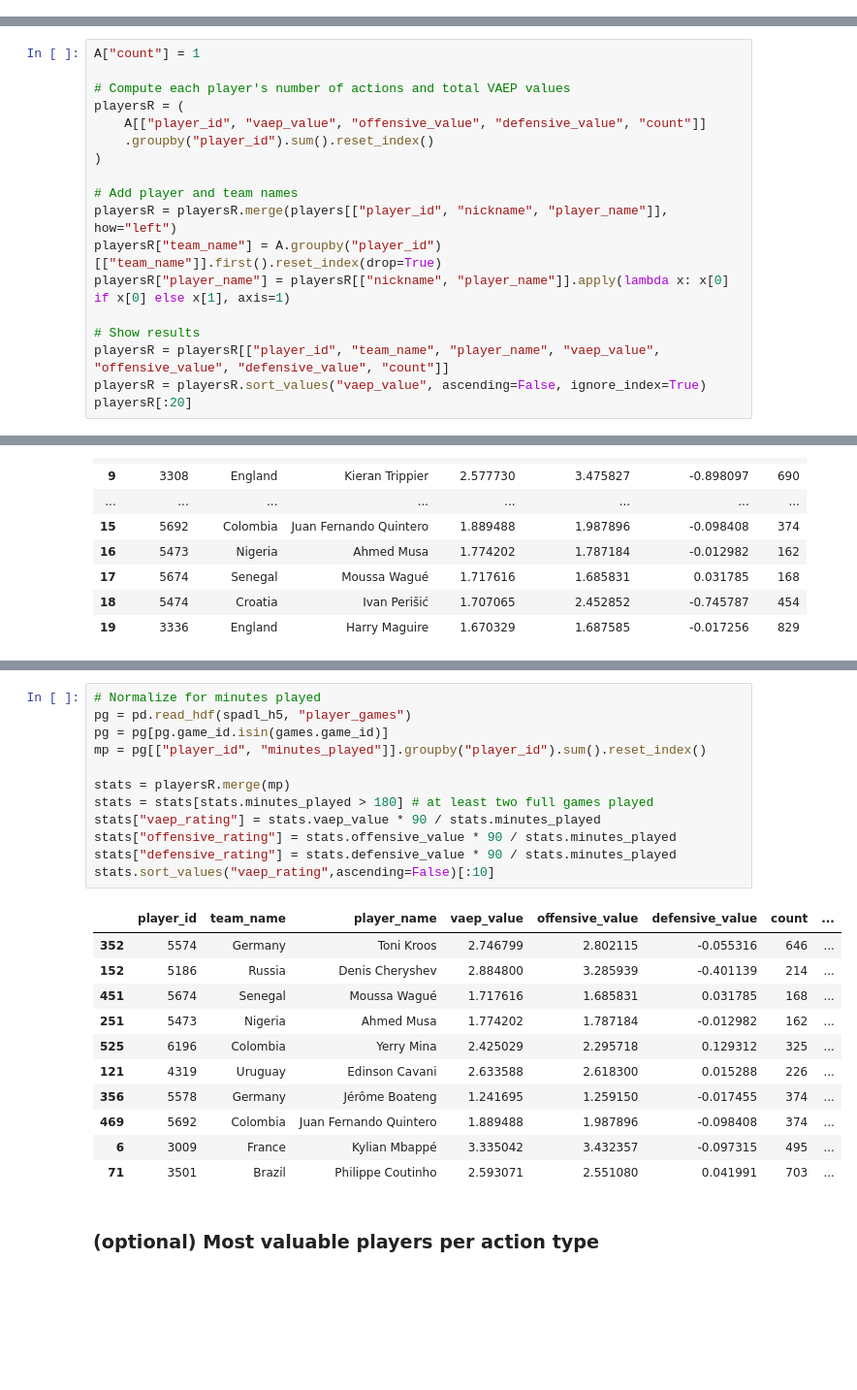
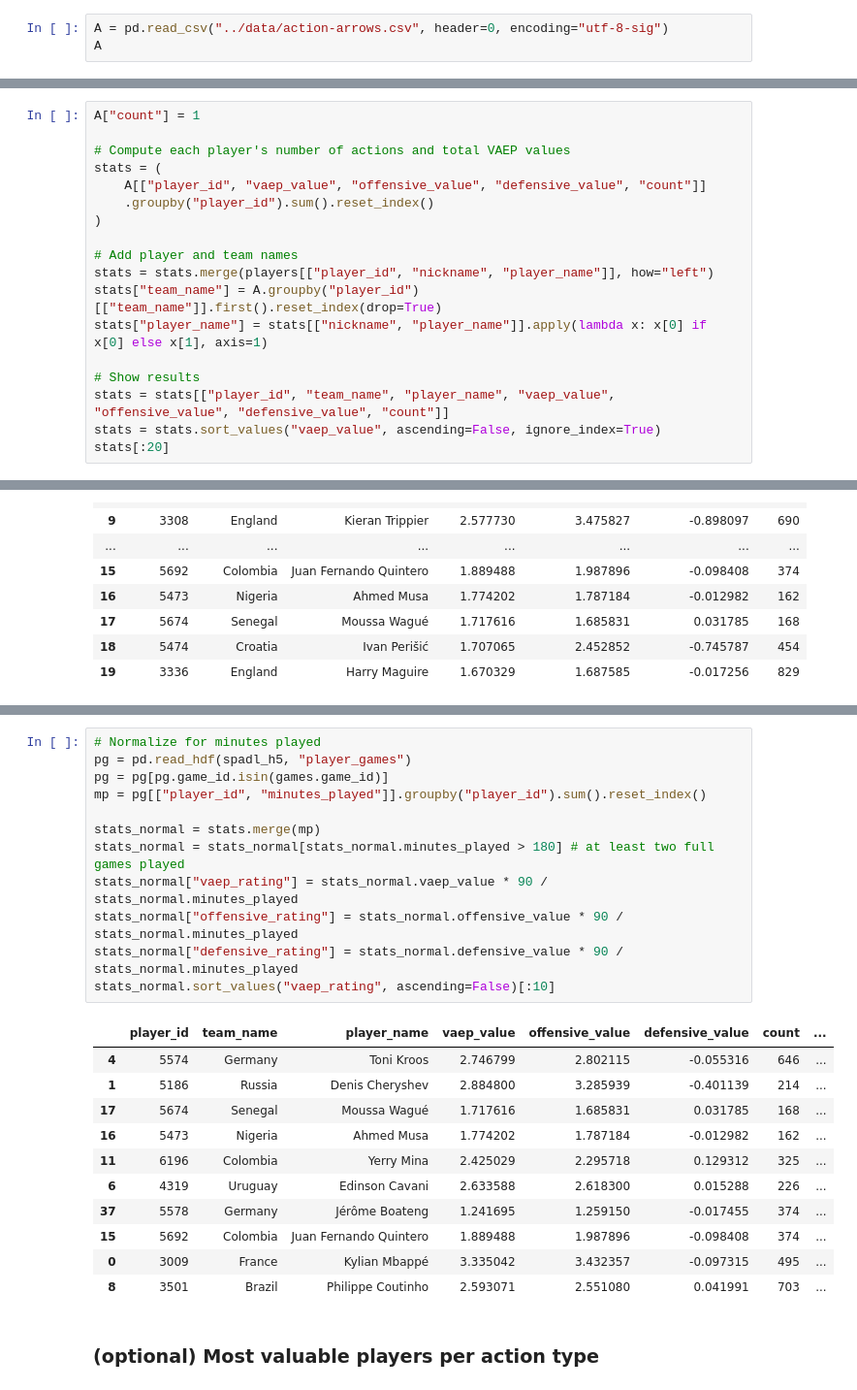
Before and after one commit to pientist/socceraction, a Jupyter notebook: public-notebooks/4-compute-vaep-values-and-top-players.ipynb, the cells around one changed output, grey strips where cells are left out. Shown at 97% size. Saved outputs shown, nothing was run; the diff lists cells and outputs as text; blank space fills up the shorter version.

```diff
--- a/public-notebooks/4-compute-vaep-values-and-top-players.ipynb
+++ b/public-notebooks/4-compute-vaep-values-and-top-players.ipynb
@@ -64,0 +102,3 @@ A.to_csv("../data/action-values.csv", index=False, encoding="utf-8-sig")
+# %%
+A = pd.read_csv("../data/action-arrows.csv", header=0, encoding="utf-8-sig")
+A
@@ -66,20 +135,20 @@ A.to_csv("../data/action-values.csv", index=False, encoding="utf-8-sig")
 A["count"] = 1
 
 # Compute each player's number of actions and total VAEP values
-playersR = (
+stats = (
     A[["player_id", "vaep_value", "offensive_value", "defensive_value", "count"]]
     .groupby("player_id").sum().reset_index()
 )
 
 # Add player and team names
-playersR = playersR.merge(players[["player_id", "nickname", "player_name"]], how="left")
-playersR["team_name"] = A.groupby("player_id")[["team_name"]].first().reset_index(drop=True)
-playersR["player_name"] = playersR[["nickname", "player_name"]].apply(lambda x: x[0] if x[0] else x[1], axis=1)
+stats = stats.merge(players[["player_id", "nickname", "player_name"]], how="left")
+stats["team_name"] = A.groupby("player_id")[["team_name"]].first().reset_index(drop=True)
+stats["player_name"] = stats[["nickname", "player_name"]].apply(lambda x: x[0] if x[0] else x[1], axis=1)
 
 # Show results
-playersR = playersR[["player_id", "team_name", "player_name", "vaep_value", "offensive_value", "defensive_value", "count"]]
-playersR = playersR.sort_values("vaep_value", ascending=False, ignore_index=True)
-playersR[:20]
+stats = stats[["player_id", "team_name", "player_name", "vaep_value", "offensive_value", "defensive_value", "count"]]
+stats = stats.sort_values("vaep_value", ascending=False, ignore_index=True)
+stats[:20]
 # %% [output]
 |  | player_id | team_name | player_name | vaep_value | offensive_value | defensive_value | count |
 | 0 | 3009 | France | Kylian Mbappé | 3.335042 | 3.432357 | -0.097315 | 495 |
@@ -135,26 +204,26 @@ playersR[playersR.team_name == "South Korea"]
 # %%
 # Normalize for minutes played
 pg = pd.read_hdf(spadl_h5, "player_games")
 pg = pg[pg.game_id.isin(games.game_id)]
 mp = pg[["player_id", "minutes_played"]].groupby("player_id").sum().reset_index()
 
-stats = playersR.merge(mp)
-stats = stats[stats.minutes_played > 180] # at least two full games played
-stats["vaep_rating"] = stats.vaep_value * 90 / stats.minutes_played
-stats["offensive_rating"] = stats.offensive_value * 90 / stats.minutes_played
-stats["defensive_rating"] = stats.defensive_value * 90 / stats.minutes_played
-stats.sort_values("vaep_rating",ascending=False)[:10]
+stats_normal = stats.merge(mp)
+stats_normal = stats_normal[stats_normal.minutes_played > 180] # at least two full games played
+stats_normal["vaep_rating"] = stats_normal.vaep_value * 90 / stats_normal.minutes_played
+stats_normal["offensive_rating"] = stats_normal.offensive_value * 90 / stats_normal.minutes_played
+stats_normal["defensive_rating"] = stats_normal.defensive_value * 90 / stats_normal.minutes_played
+stats_normal.sort_values("vaep_rating", ascending=False)[:10]
 # %% [output]
 |  | player_id | team_name | player_name | vaep_value | offensive_value | defensive_value | count | ... |
-| 352 | 5574 | Germany | Toni Kroos | 2.746799 | 2.802115 | -0.055316 | 646 | ... |
-| 152 | 5186 | Russia | Denis Cheryshev | 2.884800 | 3.285939 | -0.401139 | 214 | ... |
-| 451 | 5674 | Senegal | Moussa Wagué | 1.717616 | 1.685831 | 0.031785 | 168 | ... |
-| 251 | 5473 | Nigeria | Ahmed Musa | 1.774202 | 1.787184 | -0.012982 | 162 | ... |
-| 525 | 6196 | Colombia | Yerry Mina | 2.425029 | 2.295718 | 0.129312 | 325 | ... |
-| 121 | 4319 | Uruguay | Edinson Cavani | 2.633588 | 2.618300 | 0.015288 | 226 | ... |
-| 356 | 5578 | Germany | Jérôme Boateng | 1.241695 | 1.259150 | -0.017455 | 374 | ... |
-| 469 | 5692 | Colombia | Juan Fernando Quintero | 1.889488 | 1.987896 | -0.098408 | 374 | ... |
-| 6 | 3009 | France | Kylian Mbappé | 3.335042 | 3.432357 | -0.097315 | 495 | ... |
-| 71 | 3501 | Brazil | Philippe Coutinho | 2.593071 | 2.551080 | 0.041991 | 703 | ... |
+| 4 | 5574 | Germany | Toni Kroos | 2.746799 | 2.802115 | -0.055316 | 646 | ... |
+| 1 | 5186 | Russia | Denis Cheryshev | 2.884800 | 3.285939 | -0.401139 | 214 | ... |
+| 17 | 5674 | Senegal | Moussa Wagué | 1.717616 | 1.685831 | 0.031785 | 168 | ... |
+| 16 | 5473 | Nigeria | Ahmed Musa | 1.774202 | 1.787184 | -0.012982 | 162 | ... |
+| 11 | 6196 | Colombia | Yerry Mina | 2.425029 | 2.295718 | 0.129312 | 325 | ... |
+| 6 | 4319 | Uruguay | Edinson Cavani | 2.633588 | 2.618300 | 0.015288 | 226 | ... |
+| 37 | 5578 | Germany | Jérôme Boateng | 1.241695 | 1.259150 | -0.017455 | 374 | ... |
+| 15 | 5692 | Colombia | Juan Fernando Quintero | 1.889488 | 1.987896 | -0.098408 | 374 | ... |
+| 0 | 3009 | France | Kylian Mbappé | 3.335042 | 3.432357 | -0.097315 | 495 | ... |
+| 8 | 3501 | Brazil | Philippe Coutinho | 2.593071 | 2.551080 | 0.041991 | 703 | ... |
 # %% [markdown]
 ### (optional) Most valuable players per action type
```
Also changed, not shown: parts of 18 cells of this notebook, 2 other files.
